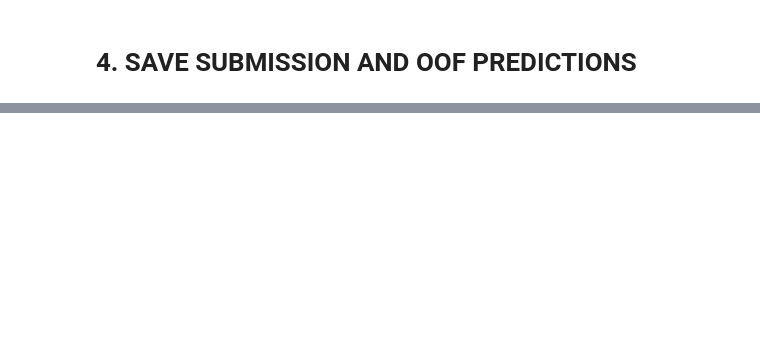
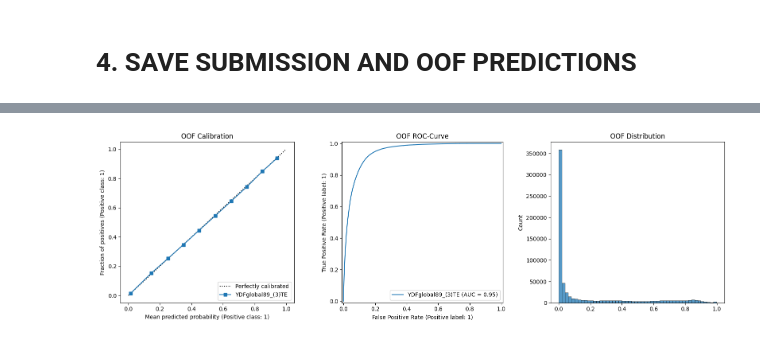
Before and after one commit to coded-sly/ps6e9-EV-Purchase, a Jupyter notebook: ydf-triple-te-ev.ipynb, the cells around one changed output, grey strips where cells are left out. Drawn from its saved outputs; the diff is of its cells as text; code cells hidden in the pictures; blank space fills up the shorter version.

```diff
--- a/ydf-triple-te-ev.ipynb
+++ b/ydf-triple-te-ev.ipynb
@@ -55,14 +70,6 @@ combined.drop(columns=['Number_of_Cars_Owned'], inplace=True, errors='ignore')
 
 cat_cols = combined.select_dtypes(include=['object', 'string']).columns.tolist()
 num_cols = [c for c in combined.columns if c not in cat_cols + ['id', 'is_train', TARGET]]
-
-# digits_cols = []
-# for col in ["Annual_Income_USD", "Daily_Commute_km"]:
-#     scaled = np.rint(combined[col] * 10**4).astype("int64")
-#     for k in range(-4, 4):
-#         dig_col = f"{col}_digit{k}"
-#         combined[dig_col] = (scaled // 10**(k + 4) % 10).astype('int8')
-#         digits_cols.append(dig_col)
 
 # Extract digits from the 10^-4 place up to the 10^3 place
 digit_features = []
@@ -142,6 +149,14 @@ if len(DROP) > 0:
 FEATURES = [c for c in test.columns if c != 'id']
 TARGET_ENCODE_COLS = [c for c in all_cats if c not in DROP]
 
+# cat_dims  = []
+full_data = pd.concat([train, test])
+for c in TARGET_ENCODE_COLS:
+    le = LabelEncoder().fit(full_data[c].astype(str))
+    train[c] = le.transform(train[c].astype(str)).astype(str)
+    test[c]  = le.transform(test[c].astype(str)).astype(str)
+    # cat_dims.append(len(le.classes_))
+
 print(f"✅ Total Features: {len(FEATURES)}")
 print(f"✅ Columns to Target Encode: {len(TARGET_ENCODE_COLS)}")
 
@@ -607,2 +394,9 @@ Below is the first tree of the model. The model contains 315 trees, which jointl
 # %% [markdown]
 # 3. 10 FOLD CV WITH SKLEARN TARGET ENCODING
+# %%
+USE_FULL_TRAIN = True
+
+x_sample, x_sample2 = train_test_split(train, train_size=300_000, stratify=train[TARGET], random_state=0)
+train_data = train.copy() if USE_FULL_TRAIN else x_sample.copy()
+
+train_data.shape
@@ -801,2 +639,19 @@ Below is the first tree of the model. The model contains 315 trees, which jointl
+# %%
+## -- Plot oof distributions --
+_, axs = plt.subplots(1, 3, figsize=(16, 5))
+
+CalibrationDisplay.from_predictions(y, oof_preds, n_bins=10, name=MODEL_NAME, ax=axs[0])
+axs[0].set_title(f"OOF Calibration")
+
+RocCurveDisplay.from_predictions(y, oof_preds, name=MODEL_NAME, ax=axs[1])
+axs[1].set_title(f"OOF ROC-Curve")
+
+sns.histplot(oof_preds, ax=axs[2], bins=50)
+axs[2].set_title(f"OOF Distribution")
+
+plt.tight_layout()
+plt.show()
+# %% [output]
+[figure, added]
 # %%
 # !rm -r /kaggle/working/
```
Also changed, not shown: parts of 15 cells of this notebook.
